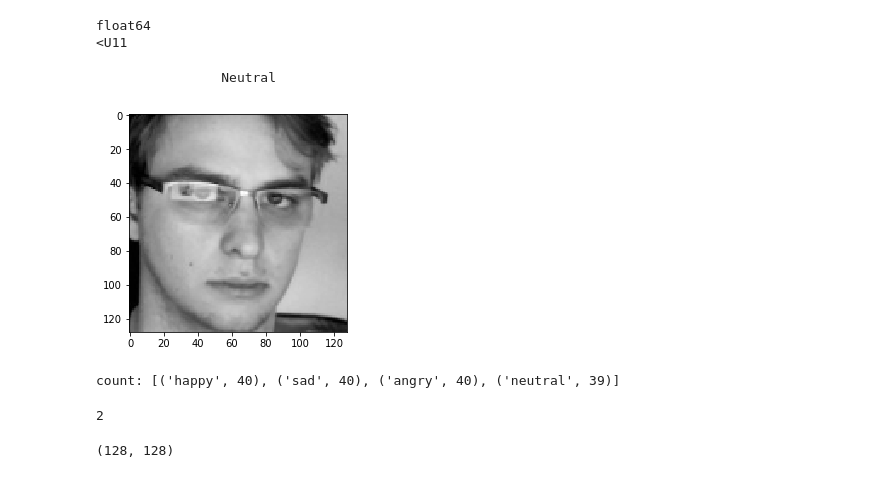
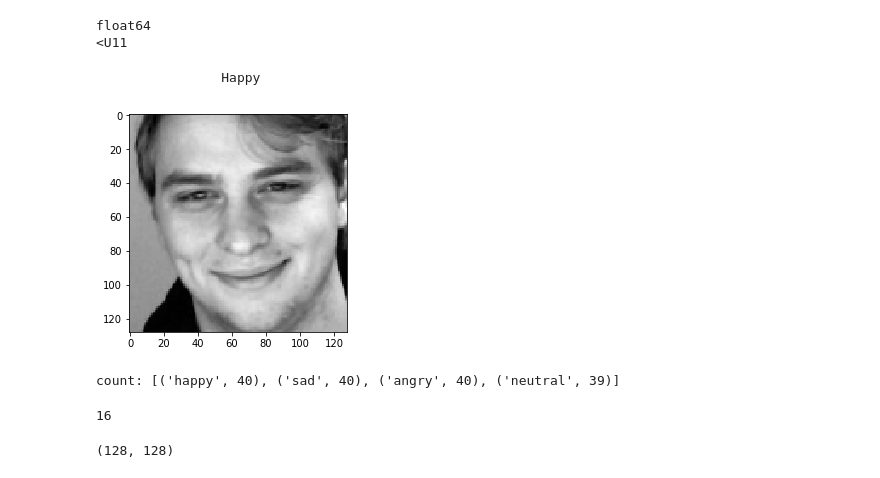
Before and after one commit to Saiuz/Emotion-Detection, a Jupyter notebook: Expression Network.ipynb, the cells around one changed output. Drawn from its saved outputs; the diff is of its cells as text; code cells hidden in the pictures.

Commit message:
fixed training with custom dataset

```diff
--- a/Expression Network.ipynb
+++ b/Expression Network.ipynb
@@ -64,12 +48,12 @@ print(labels.dtype)
 float64
 <U11
 # %%
-idx = 0
+idx = 111
 plt.imshow(images[idx], cmap="gray")
 print("\t\t"+str(labels[idx]))
 # %% [output]
-                Neutral
+                Happy
-[figure, old version]
+[figure, new version]
 # %%
 import random
 def balanced_subset(images,labels):
@@ -113,9 +98,9 @@ count: [('happy', 40), ('sad', 40), ('angry', 40), ('neutral', 39)]
 # %%
 from sklearn.model_selection import train_test_split
 from sklearn.utils import shuffle
-x_train, x_val, y_train, y_val = train_test_split(images, nplabels, test_size=.01)
+x_train, x_val, y_train, y_val = train_test_split(images, nplabels, test_size=.1)
 len(y_val)
 # %% [output]
-2
+16
 # %%
 def next_batch(images, labels, batch_size):
```
Also changed, not shown: parts of 7 cells of this notebook.
